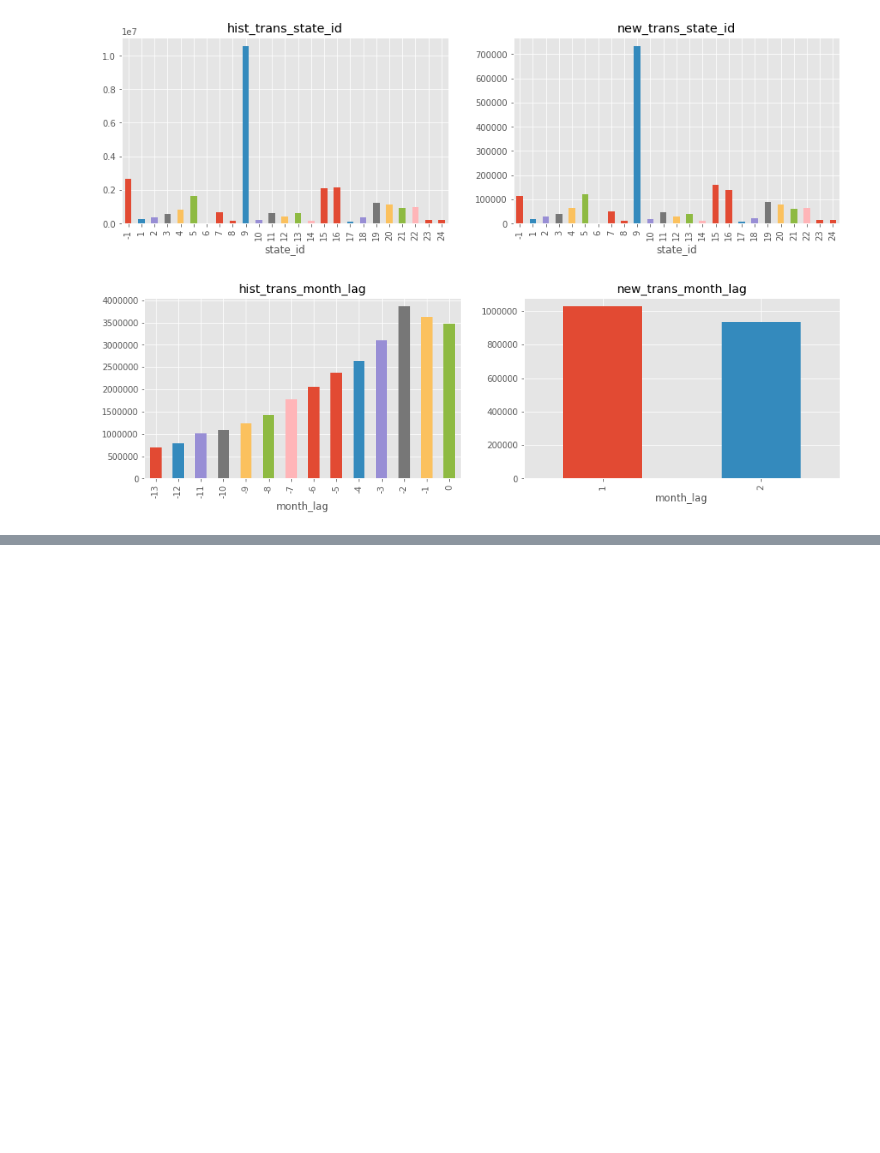
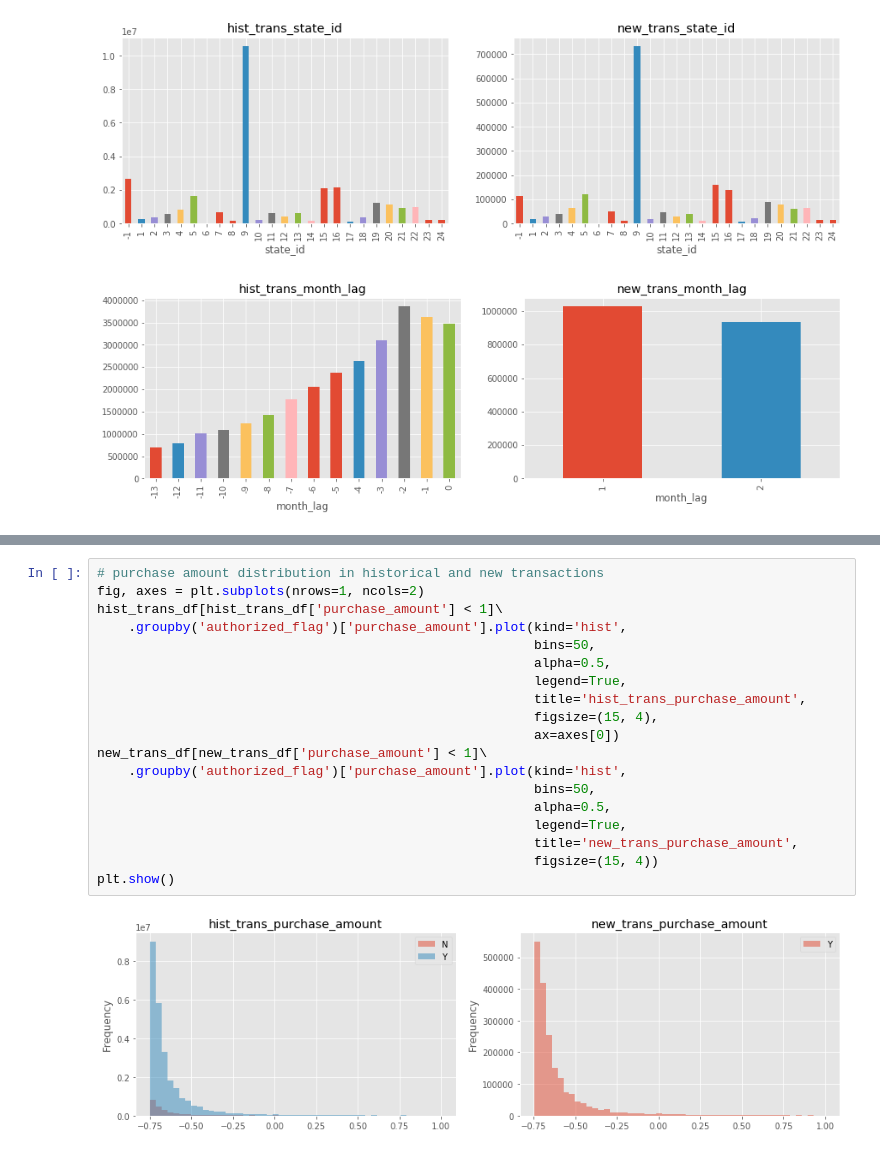
Before and after one commit to freestander/kaggle-elo-recommendation, a Jupyter notebook: notebook/kaggle_elo_recommendation_eda.ipynb, the cells around one changed output, grey strips where cells are left out. Saved outputs shown, nothing was run; the diff lists cells and outputs as text; blank space fills up the shorter version.

```diff
--- a/notebook/kaggle_elo_recommendation_eda.ipynb
+++ b/notebook/kaggle_elo_recommendation_eda.ipynb
@@ -570,0 +595,21 @@ for feature in features:
+# %%
+# purchase amount distribution in historical and new transactions
+fig, axes = plt.subplots(nrows=1, ncols=2)
+hist_trans_df[hist_trans_df['purchase_amount'] < 1]\
+    .groupby('authorized_flag')['purchase_amount'].plot(kind='hist',
+                                                        bins=50,
+                                                        alpha=0.5,
+                                                        legend=True,
+                                                        title='hist_trans_purchase_amount',
+                                                        figsize=(15, 4),
+                                                        ax=axes[0])
+new_trans_df[new_trans_df['purchase_amount'] < 1]\
+    .groupby('authorized_flag')['purchase_amount'].plot(kind='hist',
+                                                        bins=50,
+                                                        alpha=0.5,
+                                                        legend=True,
+                                                        title='new_trans_purchase_amount',
+                                                        figsize=(15, 4))
+plt.show()
+# %% [output]
+[figure, added]
```
Also changed, not shown: parts of 8 cells of this notebook.
